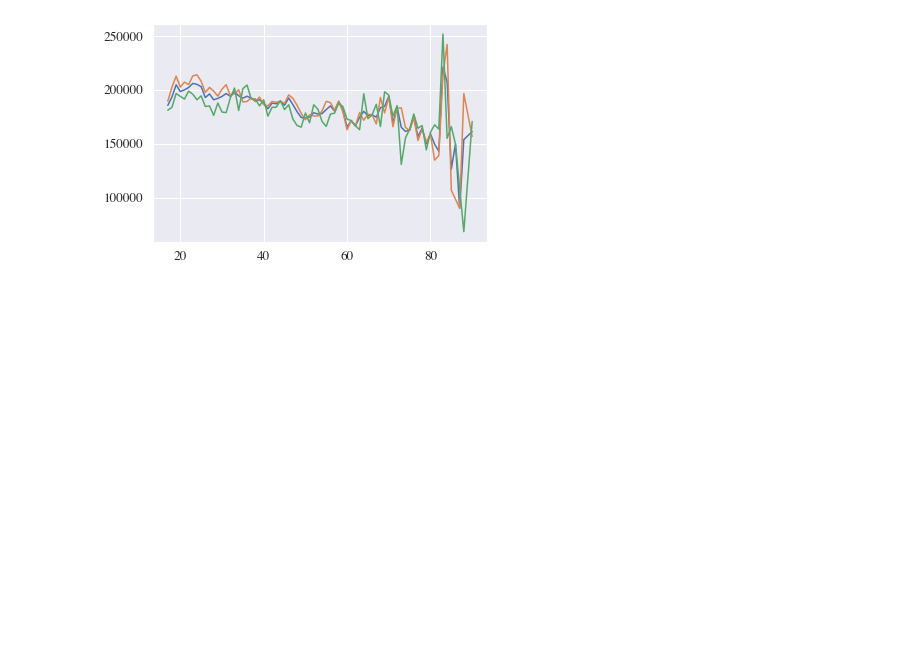
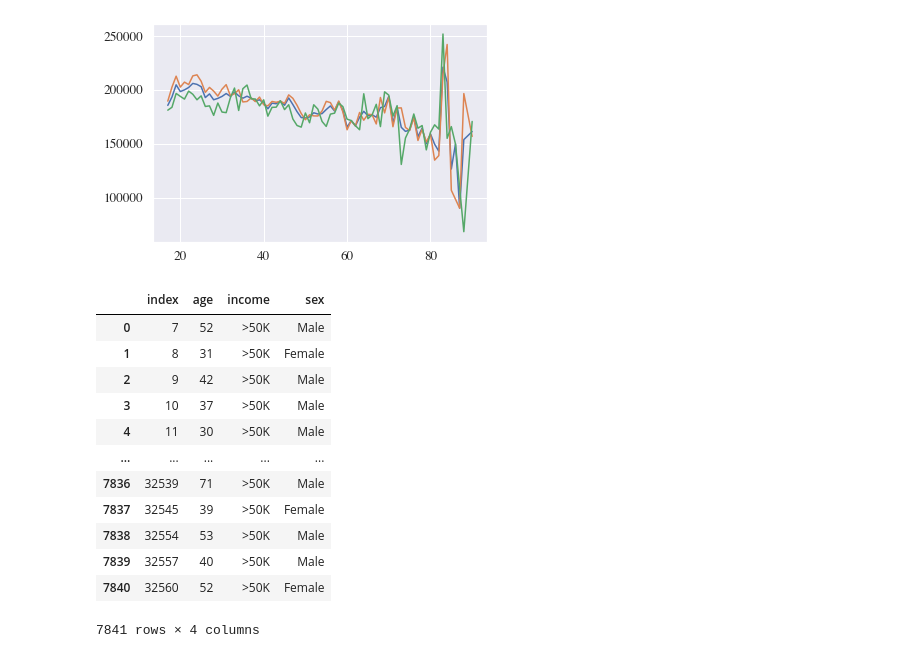
Before and after one commit to samdish7/COSC311, a Jupyter notebook: Notes/Adults_Notes.ipynb, the cells around one changed output. Cells and saved outputs as stored; diff of their text form; code cells hidden in the pictures; blank space fills up the shorter version.

```diff
--- a/Notes/Adults_Notes.ipynb
+++ b/Notes/Adults_Notes.ipynb
@@ -426,3 +426,21 @@ plt.plot(females.index, females['fnlwgt'])
 # %% [output]
 [<matplotlib.lines.Line2D at 0x...>]
 [figure]
+# %%
+tmp = adults[['age', 'income', 'sex']][adults['income'] == '>50K'] # helpful for lab
+tmp[tmp['sex'] == 'Female']
+tmp.reset_index() # resets indices, but keeps old indices
+# %% [output]
+|  | index | age | income | sex |
+| 0 | 7 | 52 | >50K | Male |
+| 1 | 8 | 31 | >50K | Female |
+| 2 | 9 | 42 | >50K | Male |
+| 3 | 10 | 37 | >50K | Male |
+| 4 | 11 | 30 | >50K | Male |
+| ... | ... | ... | ... | ... |
+| 7836 | 32539 | 71 | >50K | Male |
+| 7837 | 32545 | 39 | >50K | Female |
+| 7838 | 32554 | 53 | >50K | Male |
+| 7839 | 32557 | 40 | >50K | Male |
+| 7840 | 32560 | 52 | >50K | Female |
+7841 rows × 4 columns
```
Also changed, not shown: parts of 3 cells of this notebook, 2 other files.
